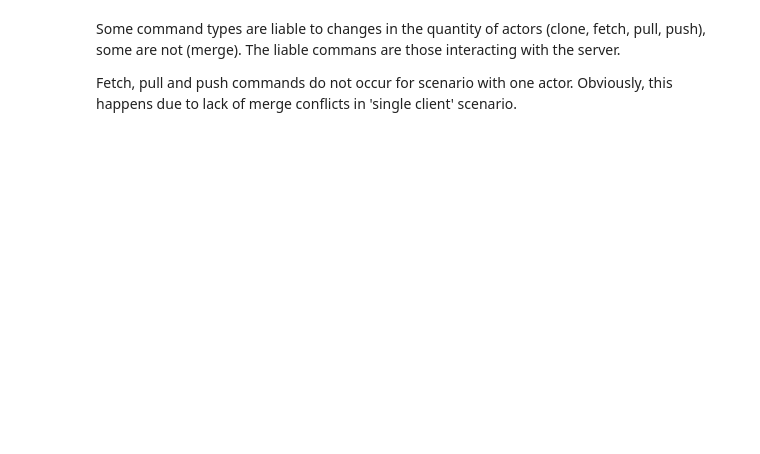
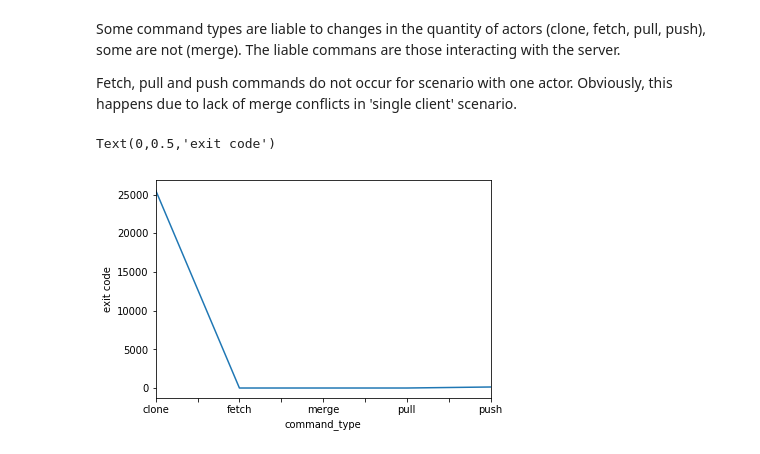
Before and after one commit to zacateras/loadtest-git-server-with-pulsar, a Jupyter notebook: report.ipynb, the cells around one changed output. Cells and saved outputs as stored; diff of their text form; code cells hidden in the pictures; blank space fills up the shorter version.

Commit message:
Added a few new plots

```diff
--- a/report.ipynb
+++ b/report.ipynb
@@ -52,3 +52,10 @@ Some command types are liable to changes in the quantity of actors (clone, fetch
 The liable commans are those interacting with the server.
 
 Fetch, pull and push commands do not occur for scenario with one actor. Obviously, this happens due to lack of merge conflicts in 'single client' scenario.
+# %%
+df_avg_over_cycles = df.groupby(['command_type'])['command_exit_code'].mean()
+ax = df_avg_over_cycles.plot()
+ax.set_ylabel('exit code')
+# %% [output]
+Text(0,0.5,'exit code')
+[figure, added]
```
Also changed, not shown: parts of 7 cells of this notebook.
